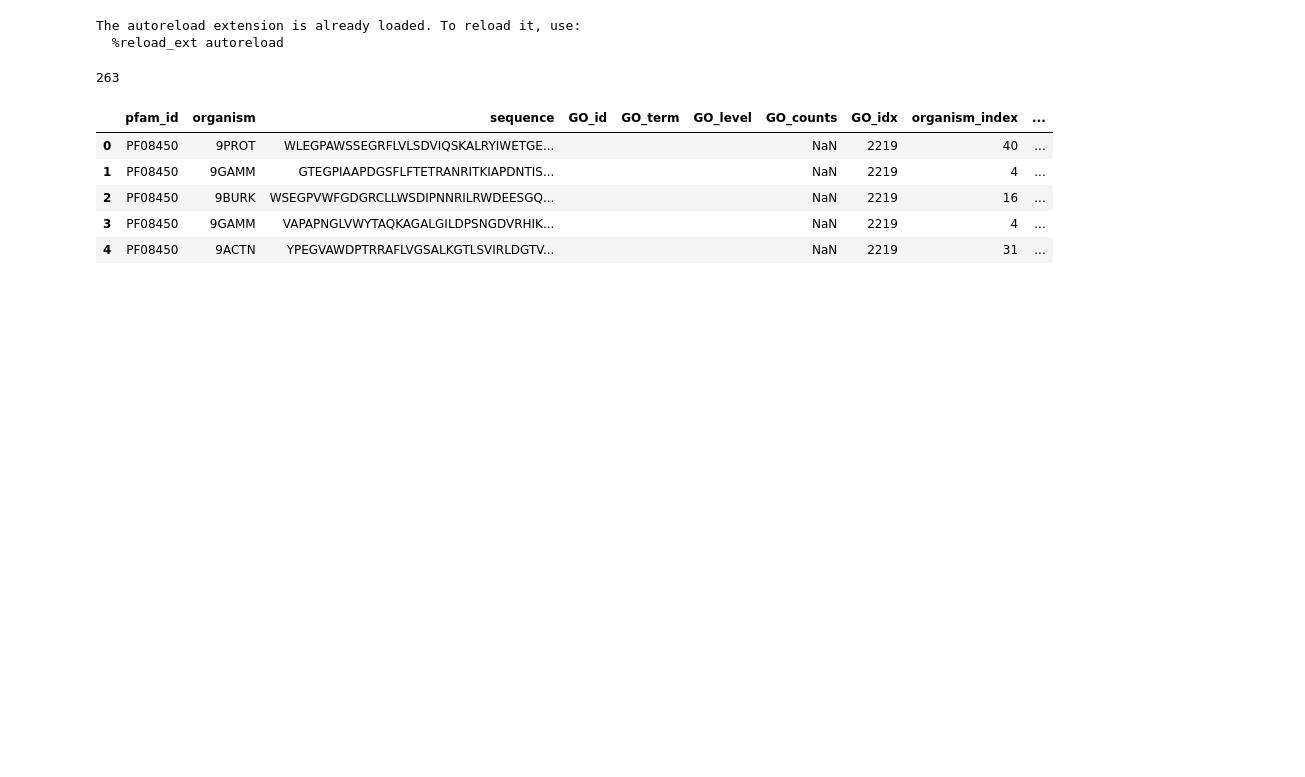
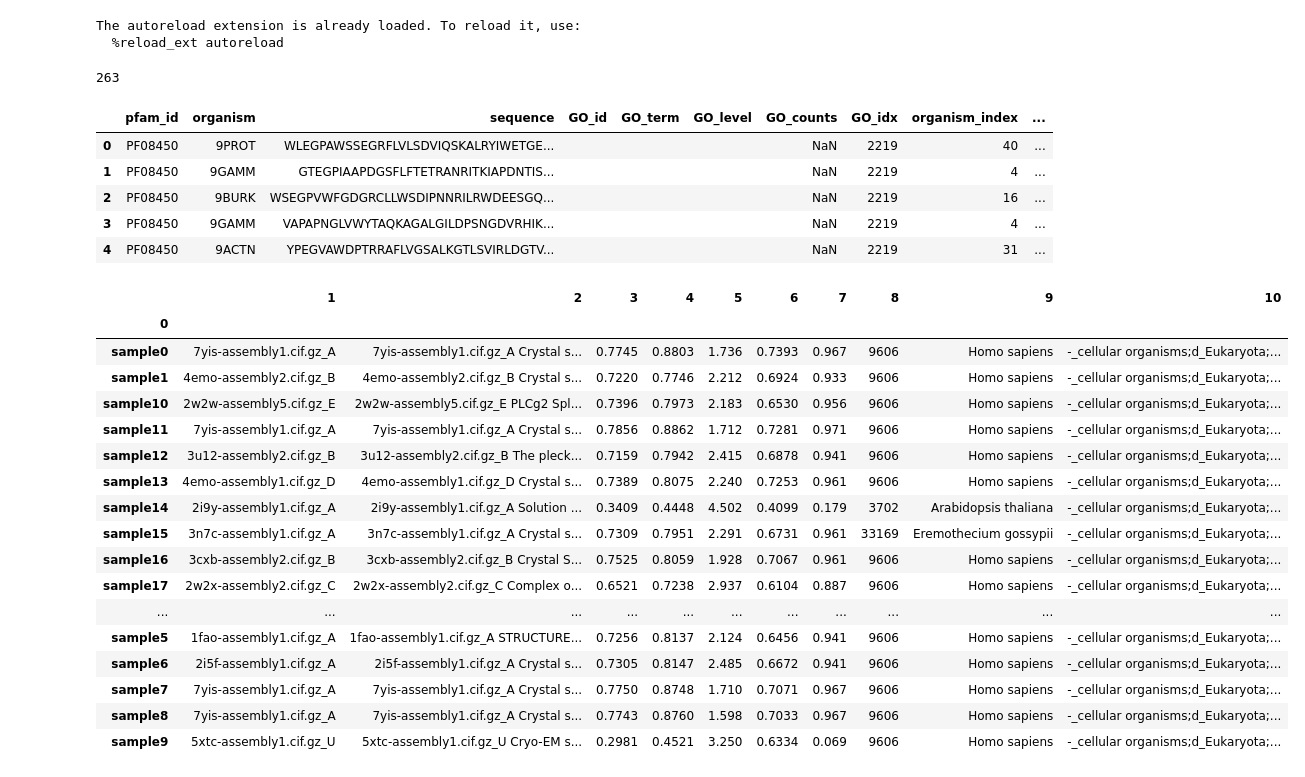
Before and after one commit to amyxlu/plaid-dev-distributed, a Jupyter notebook: notebooks/66_go_term_explore.ipynb, the cells around one changed output. Saved outputs shown, nothing was run; the diff lists cells and outputs as text; code cells hidden in the pictures; blank space fills up the shorter version.

```diff
--- a/notebooks/66_go_term_explore.ipynb
+++ b/notebooks/66_go_term_explore.ipynb
@@ -42,3 +42,31 @@ df.head()
 | 2 | PF08450 | 9BURK | WSEGPVWFGDGRCLLWSDIPNNRILRWDEESGQ... |  |  |  | NaN | 2219 | 16 | ... |
 | 3 | PF08450 | 9GAMM | VAPAPNGLVWYTAQKAGALGILDPSNGDVRHIK... |  |  |  | NaN | 2219 | 4 | ... |
 | 4 | PF08450 | 9ACTN | YPEGVAWDPTRRAFLVGSALKGTLSVIRLDGTV... |  |  |  | NaN | 2219 | 31 | ... |
+# %%
+easy_search = "/data/lux70/plaid/artifacts/samples/5j007z42/conditional/f2194_o1326_l52_s3/foldseek_easysearch.m8"
+import pandas as pd
+
+df = pd.read_csv(easy_search, sep="\t", header=None)
+# %%
+df = df.groupby(0).first()
+# %%
+df
+# %% [output]
+|  | 1 | 2 | 3 | 4 | 5 | 6 | 7 | 8 | 9 | 10 |
+| 0 |  |  |  |  |  |  |  |  |  |  |
+| sample0 | 7yis-assembly1.cif.gz_A | 7yis-assembly1.cif.gz_A Crystal s... | 0.7745 | 0.8803 | 1.736 | 0.7393 | 0.967 | 9606 | Homo sapiens | -_cellular organisms;d_Eukaryota;... |
+| sample1 | 4emo-assembly2.cif.gz_B | 4emo-assembly2.cif.gz_B Crystal s... | 0.7220 | 0.7746 | 2.212 | 0.6924 | 0.933 | 9606 | Homo sapiens | -_cellular organisms;d_Eukaryota;... |
+| sample10 | 2w2w-assembly5.cif.gz_E | 2w2w-assembly5.cif.gz_E PLCg2 Spl... | 0.7396 | 0.7973 | 2.183 | 0.6530 | 0.956 | 9606 | Homo sapiens | -_cellular organisms;d_Eukaryota;... |
+| sample11 | 7yis-assembly1.cif.gz_A | 7yis-assembly1.cif.gz_A Crystal s... | 0.7856 | 0.8862 | 1.712 | 0.7281 | 0.971 | 9606 | Homo sapiens | -_cellular organisms;d_Eukaryota;... |
+| sample12 | 3u12-assembly2.cif.gz_B | 3u12-assembly2.cif.gz_B The pleck... | 0.7159 | 0.7942 | 2.415 | 0.6878 | 0.941 | 9606 | Homo sapiens | -_cellular organisms;d_Eukaryota;... |
+| sample13 | 4emo-assembly1.cif.gz_D | 4emo-assembly1.cif.gz_D Crystal s... | 0.7389 | 0.8075 | 2.240 | 0.7253 | 0.961 | 9606 | Homo sapiens | -_cellular organisms;d_Eukaryota;... |
+| sample14 | 2i9y-assembly1.cif.gz_A | 2i9y-assembly1.cif.gz_A Solution ... | 0.3409 | 0.4448 | 4.502 | 0.4099 | 0.179 | 3702 | Arabidopsis thaliana | -_cellular organisms;d_Eukaryota;... |
+| sample15 | 3n7c-assembly1.cif.gz_A | 3n7c-assembly1.cif.gz_A Crystal s... | 0.7309 | 0.7951 | 2.291 | 0.6731 | 0.961 | 33169 | Eremothecium gossypii | -_cellular organisms;d_Eukaryota;... |
+| sample16 | 3cxb-assembly2.cif.gz_B | 3cxb-assembly2.cif.gz_B Crystal S... | 0.7525 | 0.8059 | 1.928 | 0.7067 | 0.961 | 9606 | Homo sapiens | -_cellular organisms;d_Eukaryota;... |
+| sample17 | 2w2x-assembly2.cif.gz_C | 2w2x-assembly2.cif.gz_C Complex o... | 0.6521 | 0.7238 | 2.937 | 0.6104 | 0.887 | 9606 | Homo sapiens | -_cellular organisms;d_Eukaryota;... |
+| ... | ... | ... | ... | ... | ... | ... | ... | ... | ... | ... |
+| sample5 | 1fao-assembly1.cif.gz_A | 1fao-assembly1.cif.gz_A STRUCTURE... | 0.7256 | 0.8137 | 2.124 | 0.6456 | 0.941 | 9606 | Homo sapiens | -_cellular organisms;d_Eukaryota;... |
+| sample6 | 2i5f-assembly1.cif.gz_A | 2i5f-assembly1.cif.gz_A Crystal s... | 0.7305 | 0.8147 | 2.485 | 0.6672 | 0.941 | 9606 | Homo sapiens | -_cellular organisms;d_Eukaryota;... |
+| sample7 | 7yis-assembly1.cif.gz_A | 7yis-assembly1.cif.gz_A Crystal s... | 0.7750 | 0.8748 | 1.710 | 0.7071 | 0.967 | 9606 | Homo sapiens | -_cellular organisms;d_Eukaryota;... |
+| sample8 | 7yis-assembly1.cif.gz_A | 7yis-assembly1.cif.gz_A Crystal s... | 0.7743 | 0.8760 | 1.598 | 0.7033 | 0.967 | 9606 | Homo sapiens | -_cellular organisms;d_Eukaryota;... |
+| sample9 | 5xtc-assembly1.cif.gz_U | 5xtc-assembly1.cif.gz_U Cryo-EM s... | 0.2981 | 0.4521 | 3.250 | 0.6334 | 0.069 | 9606 | Homo sapiens | -_cellular organisms;d_Eukaryota;... |
```
Also changed, not shown: parts of 1 cell of this notebook, 7 other files.
